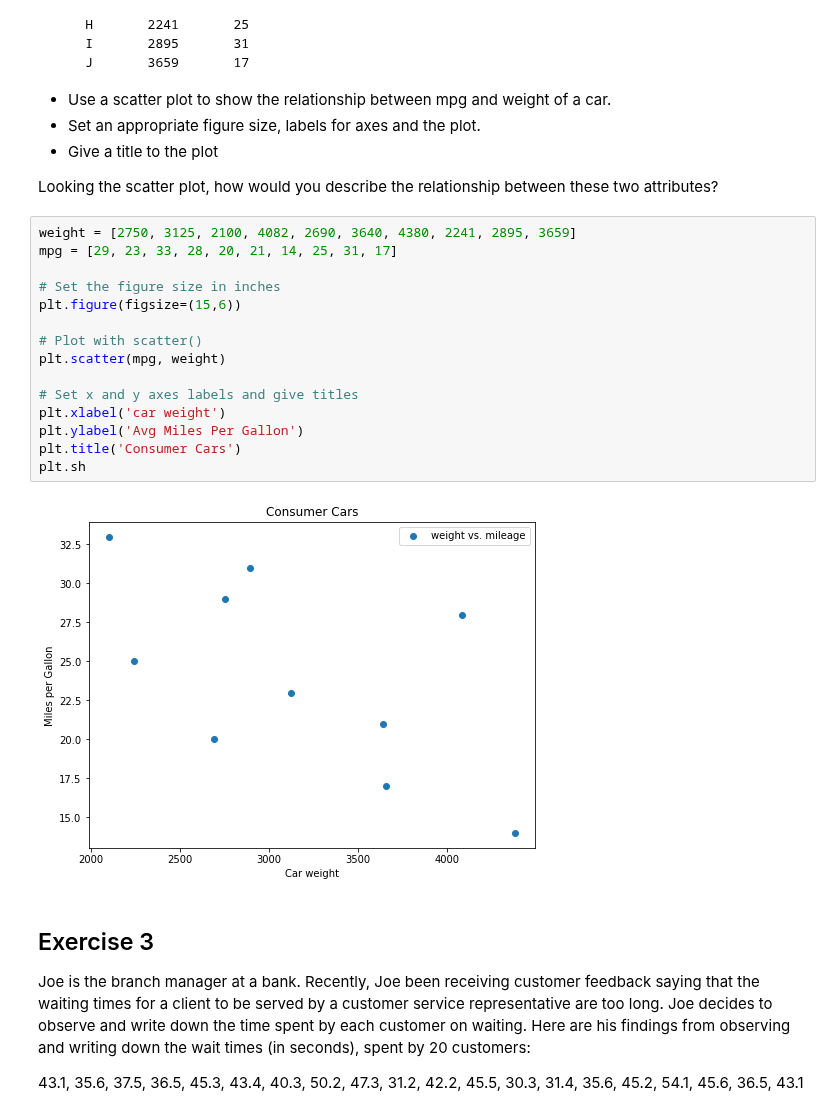
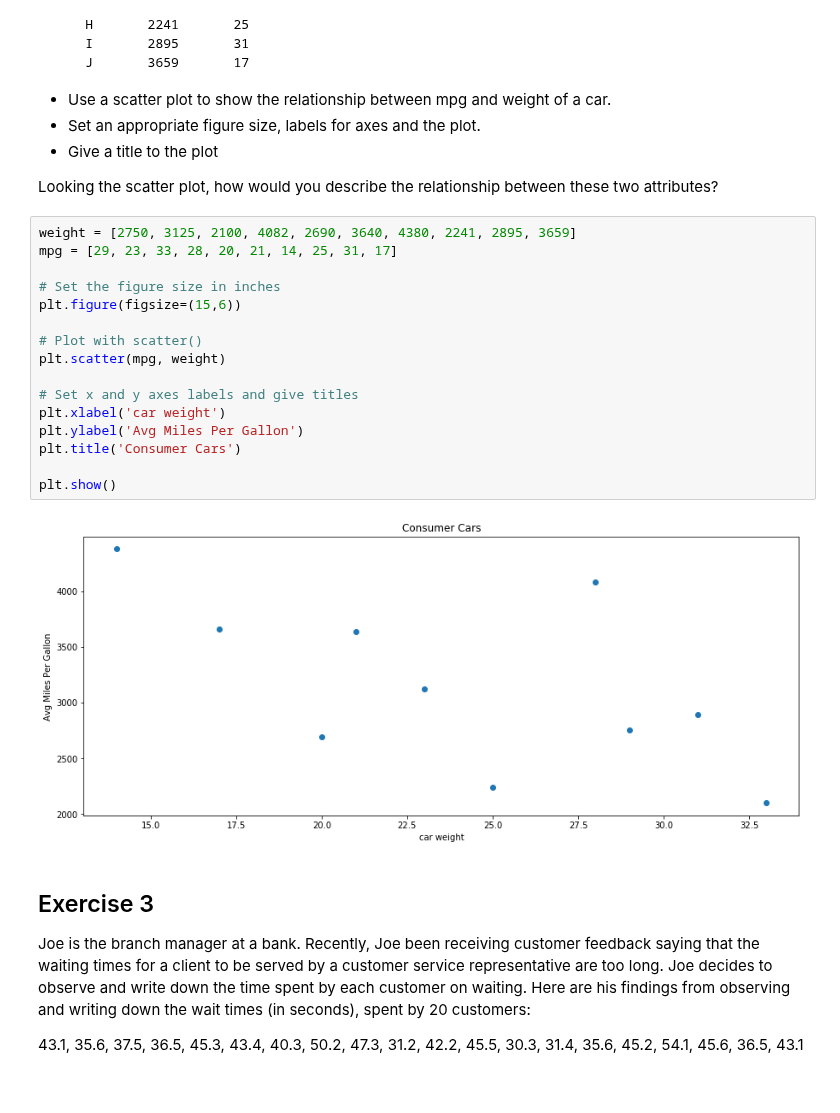
Before and after one commit to DIGITALFRANK/dsc-data-viz-lab-nyc-ds-career-042219, a Jupyter notebook: index.ipynb, the cells around one changed output. Drawn from its saved outputs; the diff is of its cells as text; blank space fills up the shorter version.

```diff
--- a/index.ipynb
+++ b/index.ipynb
@@ -70,20 +70,21 @@ Looking the scatter plot, how would you describe the relationship between these
 # %%
 weight = [2750, 3125, 2100, 4082, 2690, 3640, 4380, 2241, 2895, 3659]
 mpg = [29, 23, 33, 28, 20, 21, 14, 25, 31, 17]
 
 # Set the figure size in inches
 plt.figure(figsize=(15,6))
 
 # Plot with scatter()
 plt.scatter(mpg, weight)
 
 # Set x and y axes labels and give titles
 plt.xlabel('car weight')
 plt.ylabel('Avg Miles Per Gallon')
 plt.title('Consumer Cars')
-plt.sh
+
+plt.show()
 # %% [output]
-[figure, old version]
+[figure, new version]
 # %% [markdown]
 ## Exercise 3
 
```
